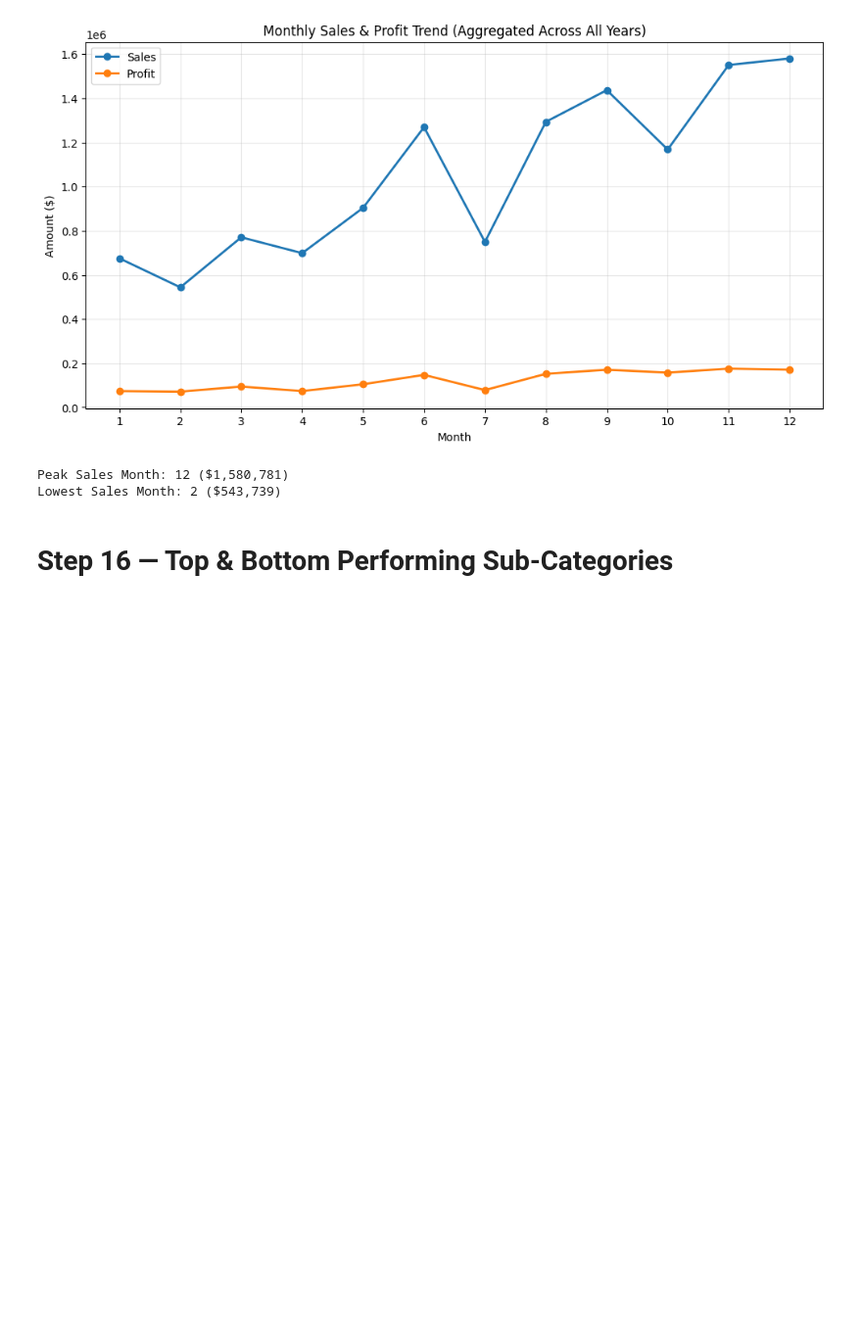
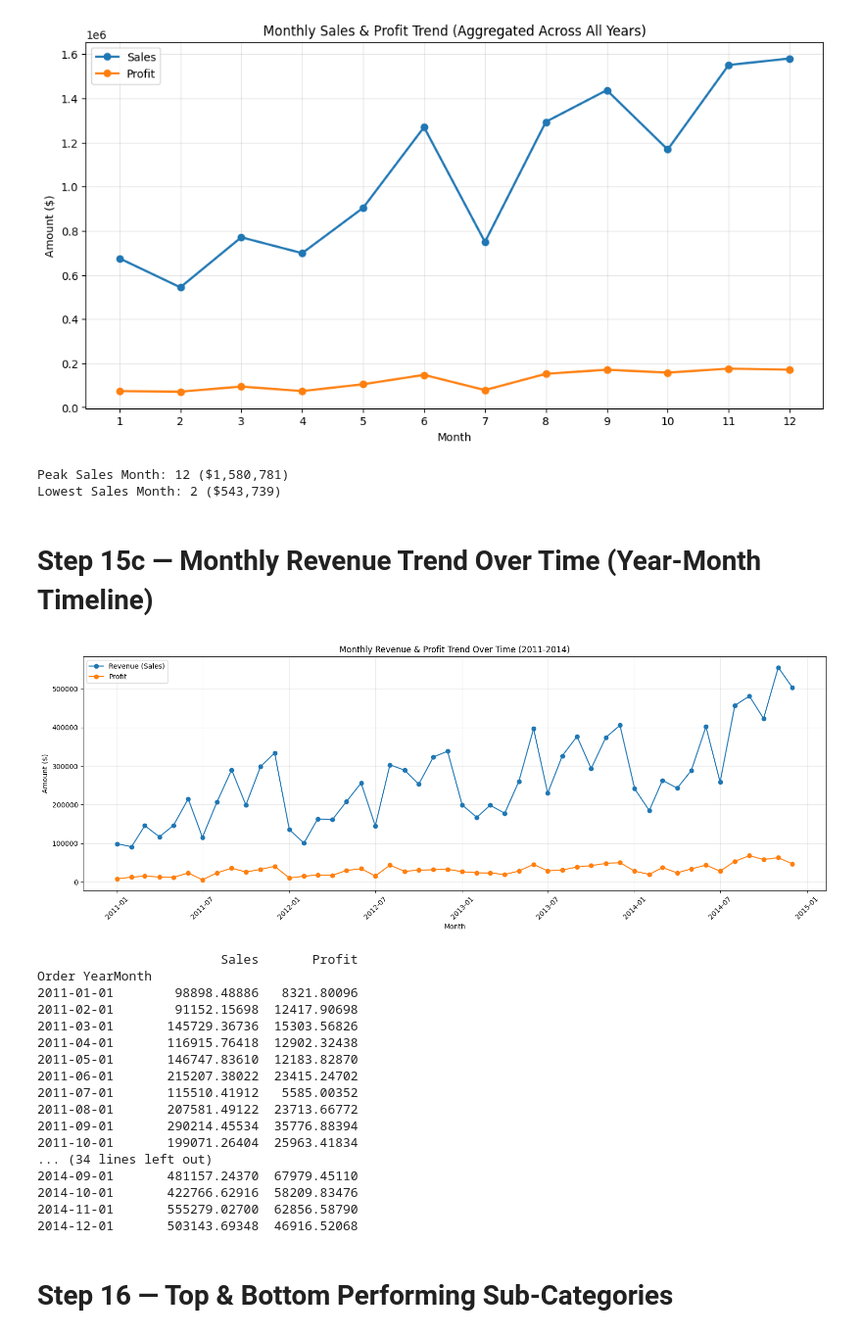
Before and after one commit to AiWriter404/Global-Superstore-Sales-Analysis, a Jupyter notebook: Global-Superstore-Sales-Analysis.ipynb, the cells around one changed output. Shown at 98% size. Cells and saved outputs as stored; diff of their text form; code cells hidden in the pictures; blank space fills up the shorter version.

Commit message:
Kaggle Notebook | Global-Superstore-Sales-Analysis | Version 5

```diff
--- a/Global-Superstore-Sales-Analysis.ipynb
+++ b/Global-Superstore-Sales-Analysis.ipynb
@@ -350,6 +350,48 @@ Order Month
 [figure]
 Peak Sales Month: 12 ($1,580,781)
 Lowest Sales Month: 2 ($543,739)
+# %% [markdown]
+# **Step 15c — Monthly Revenue Trend Over Time (Year-Month Timeline)**
+# %%
+# Create a proper Year-Month period for true time-series view
+df['Order YearMonth'] = df['Order Date'].dt.to_period('M')
+
+monthly_trend = df.groupby('Order YearMonth')[['Sales', 'Profit']].sum()
+monthly_trend.index = monthly_trend.index.to_timestamp()
+
+plt.figure(figsize=(16, 6))
+plt.plot(monthly_trend.index, monthly_trend['Sales'], marker='o', label='Revenue (Sales)', linewidth=1.5, color='#1f77b4')
+plt.plot(monthly_trend.index, monthly_trend['Profit'], marker='o', label='Profit', linewidth=1.5, color='#ff7f0e')
+
+plt.title('Monthly Revenue & Profit Trend Over Time (2011-2014)')
+plt.xlabel('Month')
+plt.ylabel('Amount ($)')
+plt.legend()
+plt.grid(alpha=0.3)
+plt.xticks(rotation=45)
+plt.tight_layout()
+plt.show()
+
+print(monthly_trend)
+# %% [output]
+[figure, added]
+                        Sales       Profit
+Order YearMonth
+2011-01-01        98898.48886   8321.80096
+2011-02-01        91152.15698  12417.90698
+2011-03-01       145729.36736  15303.56826
+2011-04-01       116915.76418  12902.32438
+2011-05-01       146747.83610  12183.82870
+2011-06-01       215207.38022  23415.24702
+2011-07-01       115510.41912   5585.00352
+2011-08-01       207581.49122  23713.66772
+2011-09-01       290214.45534  35776.88394
+2011-10-01       199071.26404  25963.41834
+... (34 lines left out)
+2014-09-01       481157.24370  67979.45110
+2014-10-01       422766.62916  58209.83476
+2014-11-01       555279.02700  62856.58790
+2014-12-01       503143.69348  46916.52068
 # %% [markdown]
 # **Step 16 — Top & Bottom Performing Sub-Categories**
 # %%
```
